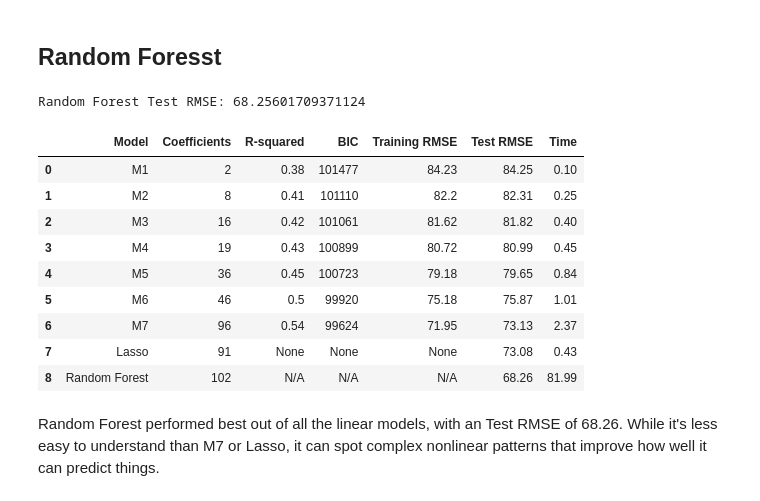
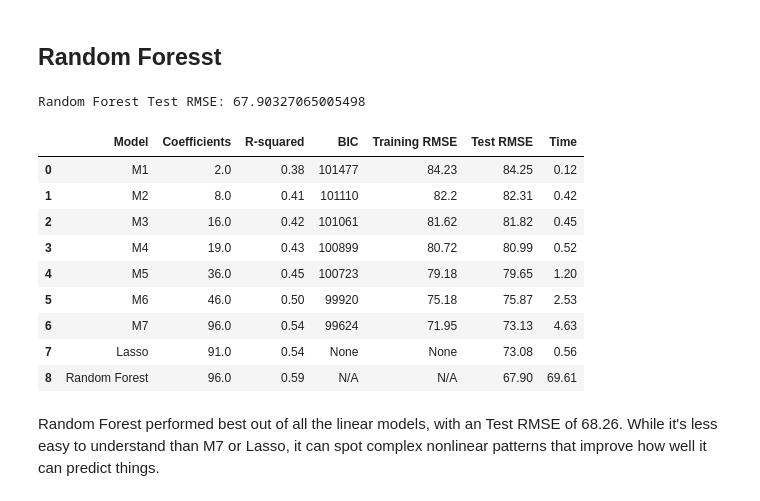
Before and after one commit to ttanyay/data_analysis_3, a Jupyter notebook: assignment2/assignment2_yakushina.ipynb, the cells around one changed output. Saved outputs shown, nothing was run; the diff lists cells and outputs as text; code cells hidden in the pictures.

```diff
--- a/assignment2/assignment2_yakushina.ipynb
+++ b/assignment2/assignment2_yakushina.ipynb
@@ -475,7 +396,9 @@ li_drop_columns = ['id', 'listing_url', 'scrape_id', 'last_scraped', 'license',
     'host_picture_url', 'host_neighbourhood', 'host_name', 'host_response_time',
     'neighbourhood', 'property_type', 'room_type', 'neighbourhood_cleansed', 'neighbourhood_group_cleansed',
     'bathrooms_text', 'calendar_updated', 'has_availability', 'geometry', 'calendar_last_scraped',
-    'first_review', 'last_review', 'room_type2', 'room_type_clean', 'host_since']
+    'first_review', 'last_review', 'room_type2', 'room_type_clean', 'host_since',
+    'availability_30', 'availability_60', 'availability_365', "number_of_reviews", "number_of_reviews_ltm",
+    "number_of_reviews_l30d"]
 
 data = data.drop(columns = li_drop_columns)
 data.head()
@@ -900,3 +823,11 @@ notnull_lasso_coefs
 | kitchen | -2.685 |
 | essentials | -1.941 |
 91 rows × 1 columns
+# %%
+# Calculate R² for Lasso
+lasso_r2 = lasso_fit.score(X, y)
+
+# Update the compare_model_fits DataFrame
+compare_model_fits.loc[compare_model_fits["Model"] == "Lasso", "R-squared"] = round(lasso_r2, 2)
+
+compare_model_fits
@@ -902,0 +843,16 @@ notnull_lasso_coefs
+# %%
+# Calculate R² for Lasso
+lasso_r2 = lasso_fit.score(X, y)
+
+# Add Lasso model results to compare_model_fits DataFrame
+compare_model_fits.loc[len(compare_model_fits)] = {
+    "Model": "Lasso",
+    "Coefficients": notnull_lasso_coefs.shape[0],
+    "R-squared": round(lasso_r2, 2),
+    "BIC": None,
+    "Training RMSE": None,
+    "Test RMSE": rmse_lambda_folds.loc[lasso_fit.alpha_].values[0],
+    "Time": lasso_time
+}
+
+compare_model_fits
@@ -903,8 +869,11 @@ notnull_lasso_coefs
 # %%
-compare_model_fits.loc[len(compare_model_fits)] = {
+# Calculate R-squared for Lasso
+lasso_r2 = lasso_fit.score(X, y)
+
+compare_model_fits.loc[7, :] = {
     "Model": "Lasso",
     "Coefficients": notnull_lasso_coefs.shape[0],
-    "R-squared": None,
+    "R-squared": round(lasso_r2, 2),
     "BIC": None,
     "Training RMSE": None,
     "Test RMSE": rmse_lambda_folds.loc[lasso_fit.alpha_].values[0],
@@ -940,32 +909,33 @@ rf_time = round(end - start, 2)
 
 rf_predictions = rf_model.predict(X_test)
 rf_rmse = np.sqrt(mean_squared_error(y_test, rf_predictions))
+rf_r2 = rf_model.score(X_test, y_test)
 print(f"Random Forest Test RMSE: {rf_rmse}")
 # %% [output]
-Random Forest Test RMSE: 68.25601709371124
+Random Forest Test RMSE: 67.90327065005498
 # %%
-compare_model_fits.loc[len(compare_model_fits)] = {
+compare_model_fits.loc[8,:] = {
     "Model": "Random Forest",
     "Coefficients": X_train.shape[1],
-    "R-squared": "N/A",
+    "R-squared": round(rf_model.score(X_test, y_test), 2),
     "BIC": "N/A",
     "Training RMSE": "N/A",
     "Test RMSE": round(rf_rmse, 2),
     "Time": rf_time
 }
 
 compare_model_fits
 # %% [output]
 |  | Model | Coefficients | R-squared | BIC | Training RMSE | Test RMSE | Time |
-| 0 | M1 | 2 | 0.38 | 101477 | 84.23 | 84.25 | 0.10 |
-| 1 | M2 | 8 | 0.41 | 101110 | 82.2 | 82.31 | 0.25 |
-| 2 | M3 | 16 | 0.42 | 101061 | 81.62 | 81.82 | 0.40 |
-| 3 | M4 | 19 | 0.43 | 100899 | 80.72 | 80.99 | 0.45 |
-| 4 | M5 | 36 | 0.45 | 100723 | 79.18 | 79.65 | 0.84 |
-| 5 | M6 | 46 | 0.5 | 99920 | 75.18 | 75.87 | 1.01 |
-| 6 | M7 | 96 | 0.54 | 99624 | 71.95 | 73.13 | 2.37 |
-| 7 | Lasso | 91 | None | None | None | 73.08 | 0.43 |
-| 8 | Random Forest | 102 | N/A | N/A | N/A | 68.26 | 81.99 |
+| 0 | M1 | 2.0 | 0.38 | 101477 | 84.23 | 84.25 | 0.12 |
+| 1 | M2 | 8.0 | 0.41 | 101110 | 82.2 | 82.31 | 0.42 |
+| 2 | M3 | 16.0 | 0.42 | 101061 | 81.62 | 81.82 | 0.45 |
+| 3 | M4 | 19.0 | 0.43 | 100899 | 80.72 | 80.99 | 0.52 |
+| 4 | M5 | 36.0 | 0.45 | 100723 | 79.18 | 79.65 | 1.20 |
+| 5 | M6 | 46.0 | 0.50 | 99920 | 75.18 | 75.87 | 2.53 |
+| 6 | M7 | 96.0 | 0.54 | 99624 | 71.95 | 73.13 | 4.63 |
+| 7 | Lasso | 91.0 | 0.54 | None | None | 73.08 | 0.56 |
+| 8 | Random Forest | 96.0 | 0.59 | N/A | N/A | 67.90 | 69.61 |
 # %% [markdown]
 Random Forest performed best out of all the linear models, with an Test RMSE of 68.26. While it's less easy to understand than M7 or Lasso, it can spot complex nonlinear patterns that improve how well it can predict things.
 # %% [markdown]
```
Also changed, not shown: parts of 38 cells of this notebook.
